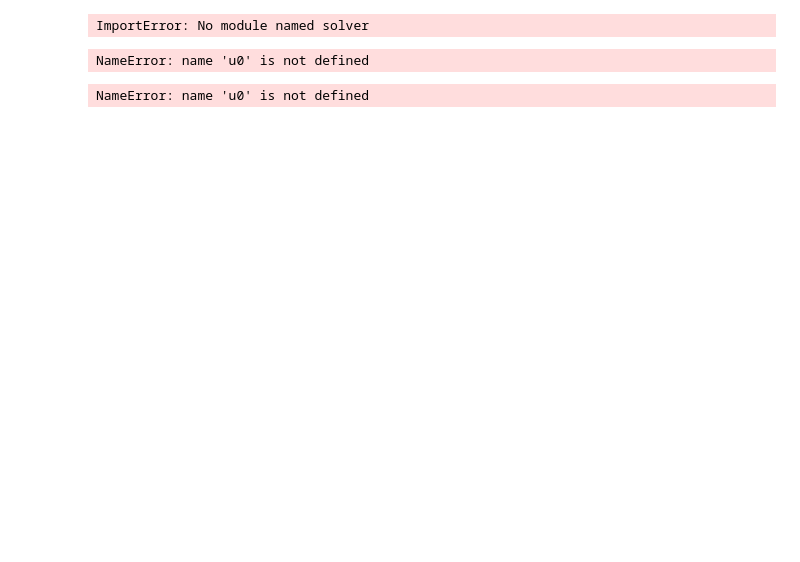
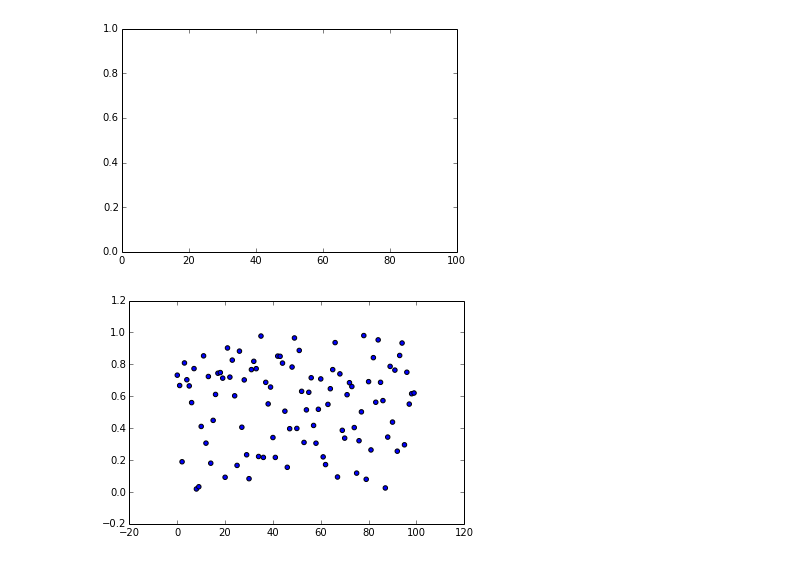
Before and after one commit to olivierverdier/SpecTraVVave, a Jupyter notebook: codes3/code_main.ipynb, the cells around one changed output. Drawn from its saved outputs; the diff is of its cells as text; code cells hidden in the pictures; blank space fills up the shorter version.

Commit message:
Added dynamic_code to test trav-waves.

```diff
--- a/codes3/code_main.ipynb
+++ b/codes3/code_main.ipynb
@@ -1,43 +1,27 @@
-# %%
-from __future__ import division
-import math
-#import numpy as np
-import solver
-import equation as eq
-import sys
-             ###### testing the solver.py functions
-
-# basic parameters' values to initiate computation
-N = 64           #number of nodes
-L = math.pi                                  #half of the wave length
-speed = eq.Whitham.speed()                   #phase speed
-u0 = eq.Whitham(N, L, speed).init_guess()    #-0.015-0.1*np.cos(x_nodes) # initial guess
-# %% [output]
-ImportError: No module named solver
-# %%
-            # solutions with given parameters
-
-# solution via Netwon method
-uN = u0
-c = speed
-for i in range(39):
-    c += -0.0025
-    wave = solver.solver(eq.Whitham(N, L, c), uN)
-    uN = wave.compute_newton()
-
-print 'u_Newton \n', uN
-# %% [output]
-NameError: name 'u0' is not defined
-# %%
-# solution with fsolve
-uF = u0
-c = speed
-
-for i in range(39):
-    c += -0.0025
-    wave = solver.solver(eq.Whitham(N, L, c), uF)
-    uF = wave.compute_fsolve()
-
-print 'u_fsolve \n', uF
-# %% [output]
-NameError: name 'u0' is not defined
+# %%
+import time
+import numpy as np
+import pylab as pl
+from IPython import display
+
+fig=pl.figure()
+pl.axis([0,100,0,1])
+
+i=0
+x=list()
+y=list()
+
+pl.ion()
+pl.show()
+
+while i <100:
+    temp_y=np.random.random()
+    x.append(i)
+    y.append(temp_y)
+    pl.scatter(i,temp_y)
+    i+=1
+    pl.gcf()
+    time.sleep(0.01)
+# %% [output]
+[figure, added]
+[figure, added]
```
Also changed, not shown: parts of 3 cells of this notebook, 3 other files.
